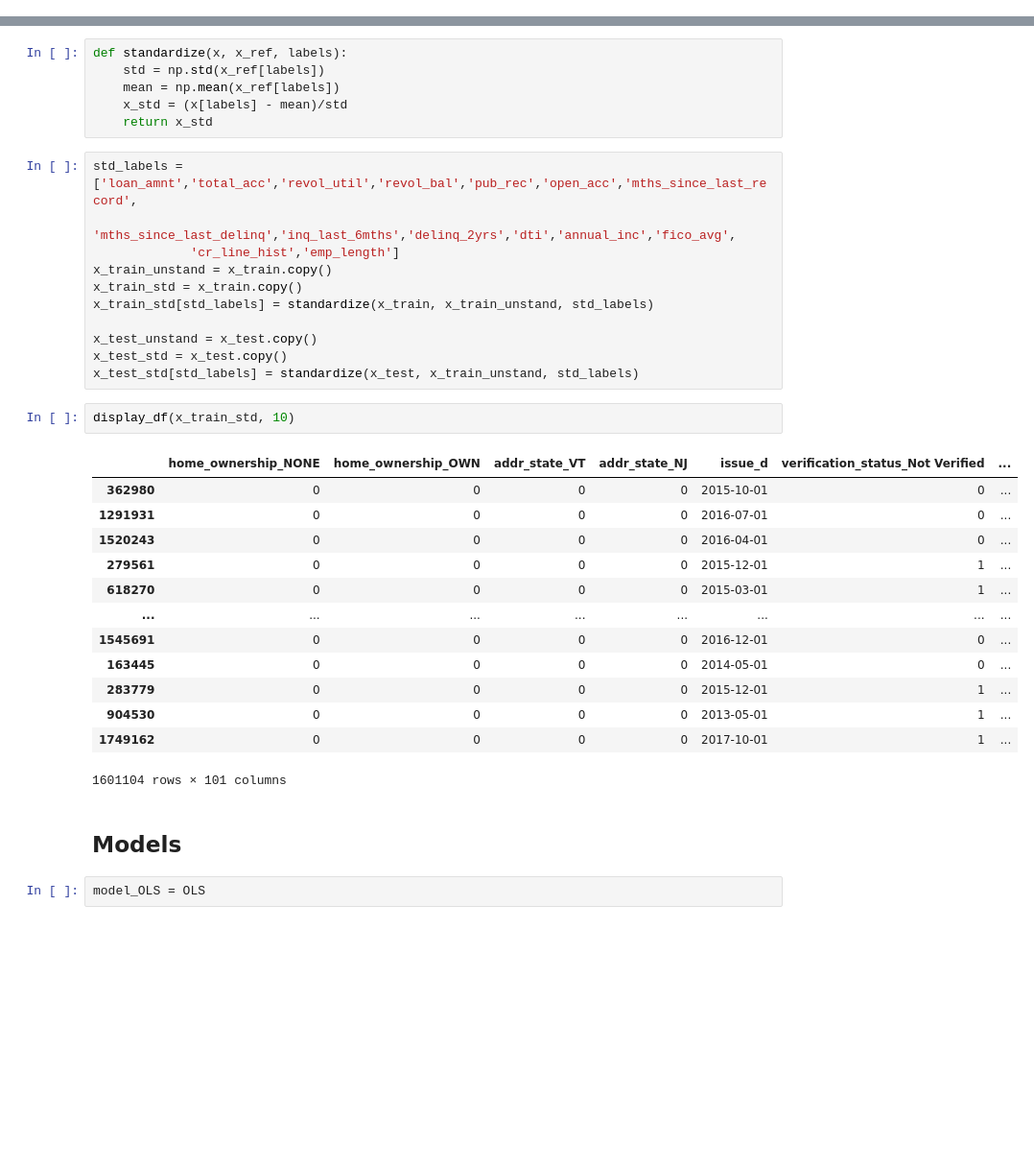
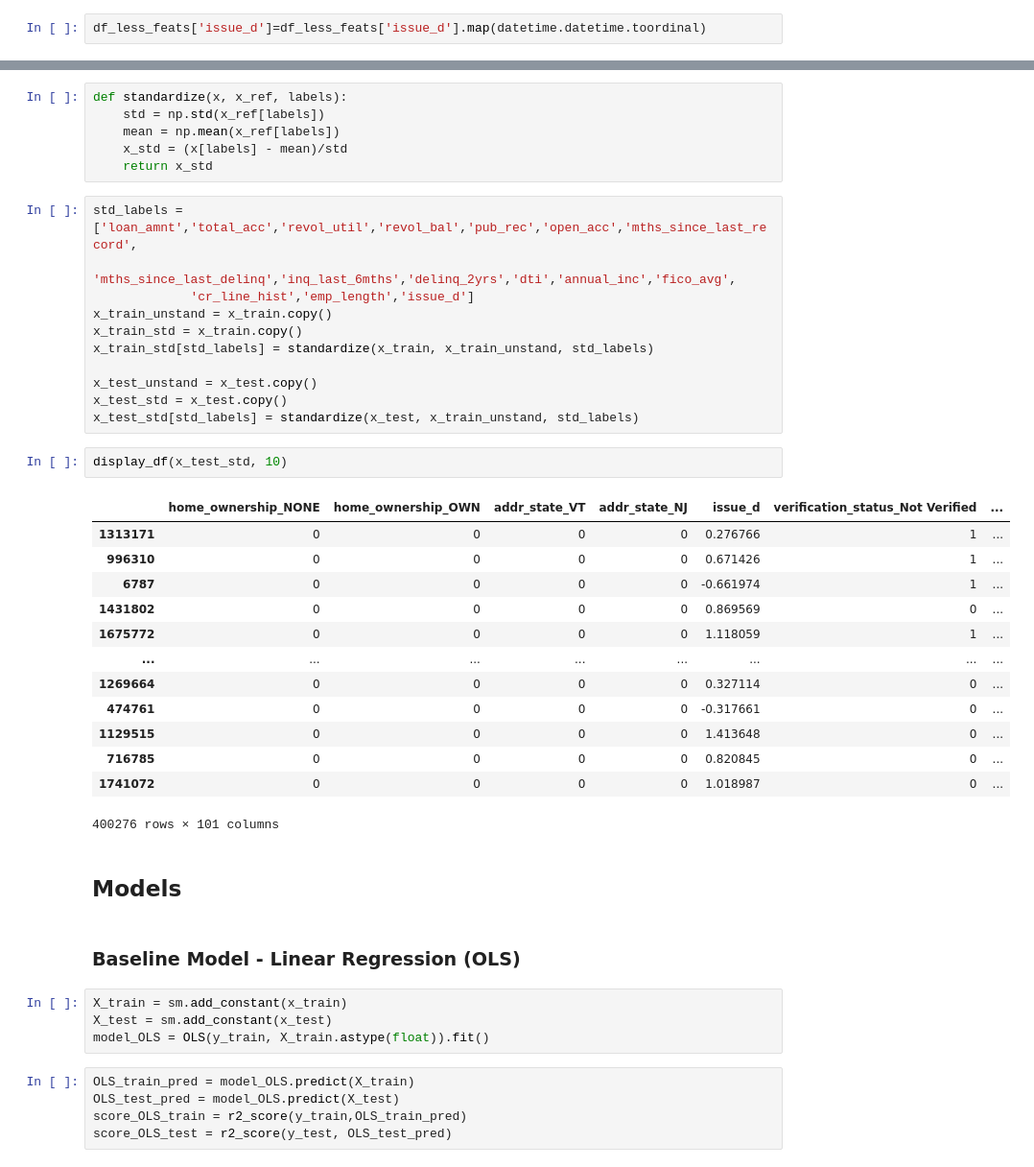
Before and after one commit to tmaounis/cs109a-LendingClub, a Jupyter notebook: models.ipynb, the cells around one changed output, grey strips where cells are left out. Shown at 96% size. Saved outputs shown, nothing was run; the diff lists cells and outputs as text; blank space fills up the shorter version.

Commit message:
OLS model

```diff
--- a/models.ipynb
+++ b/models.ipynb
@@ -210,0 +201,2 @@ display_df(stats_nan_less,None)
+# %%
+df_less_feats['issue_d']=df_less_feats['issue_d'].map(datetime.datetime.toordinal)
@@ -268,7 +262,7 @@ def standardize(x, x_ref, labels):
 # %%
 std_labels = ['loan_amnt','total_acc','revol_util','revol_bal','pub_rec','open_acc','mths_since_last_record',
              'mths_since_last_delinq','inq_last_6mths','delinq_2yrs','dti','annual_inc','fico_avg',
-             'cr_line_hist','emp_length']
+             'cr_line_hist','emp_length','issue_d']
 x_train_unstand = x_train.copy()
 x_train_std = x_train.copy()
 x_train_std[std_labels] = standardize(x_train, x_train_unstand, std_labels)
@@ -277,22 +271,31 @@ x_test_unstand = x_test.copy()
 x_test_std = x_test.copy()
 x_test_std[std_labels] = standardize(x_test, x_train_unstand, std_labels)
 # %%
-display_df(x_train_std, 10)
+display_df(x_test_std, 10)
 # %% [output]
 |  | home_ownership_NONE | home_ownership_OWN | addr_state_VT | addr_state_NJ | issue_d | verification_status_Not Verified | ... |
-| 362980 | 0 | 0 | 0 | 0 | 2015-10-01 | 0 | ... |
-| 1291931 | 0 | 0 | 0 | 0 | 2016-07-01 | 0 | ... |
-| 1520243 | 0 | 0 | 0 | 0 | 2016-04-01 | 0 | ... |
-| 279561 | 0 | 0 | 0 | 0 | 2015-12-01 | 1 | ... |
-| 618270 | 0 | 0 | 0 | 0 | 2015-03-01 | 1 | ... |
+| 1313171 | 0 | 0 | 0 | 0 | 0.276766 | 1 | ... |
+| 996310 | 0 | 0 | 0 | 0 | 0.671426 | 1 | ... |
+| 6787 | 0 | 0 | 0 | 0 | -0.661974 | 1 | ... |
+| 1431802 | 0 | 0 | 0 | 0 | 0.869569 | 0 | ... |
+| 1675772 | 0 | 0 | 0 | 0 | 1.118059 | 1 | ... |
 | ... | ... | ... | ... | ... | ... | ... | ... |
-| 1545691 | 0 | 0 | 0 | 0 | 2016-12-01 | 0 | ... |
-| 163445 | 0 | 0 | 0 | 0 | 2014-05-01 | 0 | ... |
-| 283779 | 0 | 0 | 0 | 0 | 2015-12-01 | 1 | ... |
-| 904530 | 0 | 0 | 0 | 0 | 2013-05-01 | 1 | ... |
-| 1749162 | 0 | 0 | 0 | 0 | 2017-10-01 | 1 | ... |
+| 1269664 | 0 | 0 | 0 | 0 | 0.327114 | 0 | ... |
+| 474761 | 0 | 0 | 0 | 0 | -0.317661 | 0 | ... |
+| 1129515 | 0 | 0 | 0 | 0 | 1.413648 | 0 | ... |
+| 716785 | 0 | 0 | 0 | 0 | 0.820845 | 0 | ... |
+| 1741072 | 0 | 0 | 0 | 0 | 1.018987 | 0 | ... |
-1601104 rows × 101 columns
+400276 rows × 101 columns
 # %% [markdown]
 ## Models
-# %%
-model_OLS = OLS
+# %% [markdown]
+### Baseline Model - Linear Regression (OLS)
+# %%
+X_train = sm.add_constant(x_train)
+X_test = sm.add_constant(x_test)
+model_OLS = OLS(y_train, X_train.astype(float)).fit()
+# %%
+OLS_train_pred = model_OLS.predict(X_train)
+OLS_test_pred = model_OLS.predict(X_test)
+score_OLS_train = r2_score(y_train,OLS_train_pred)
+score_OLS_test = r2_score(y_test, OLS_test_pred)
```
Also changed, not shown: parts of 6 cells of this notebook.
